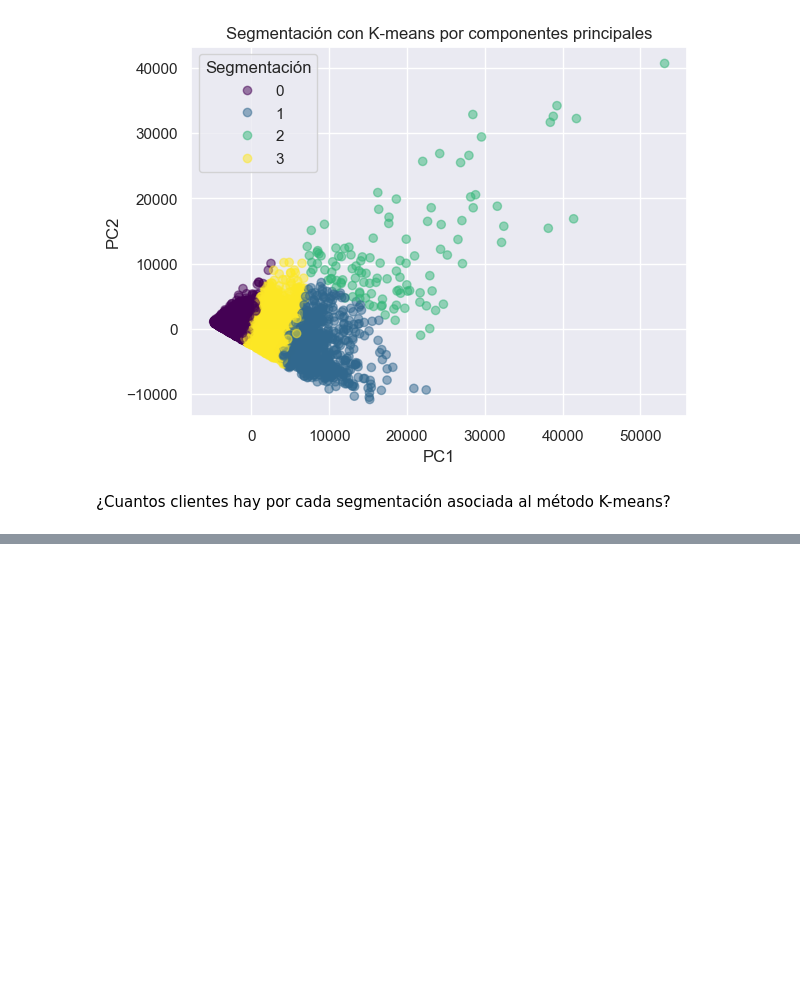
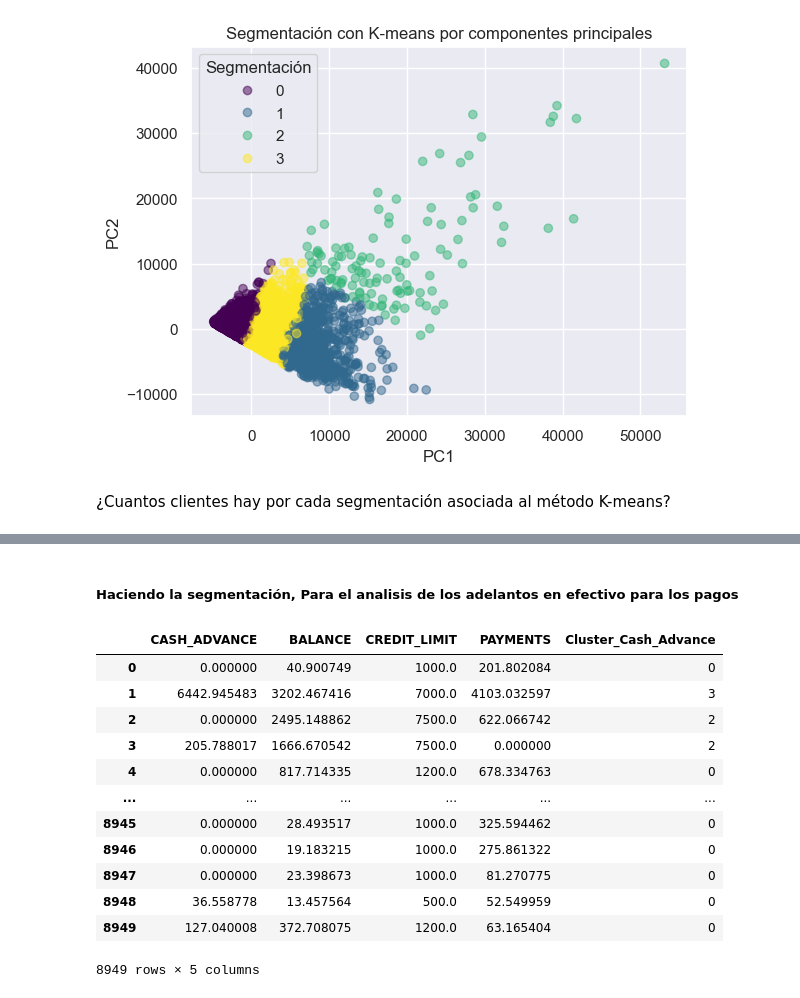
Before and after one commit to andromedalactea/Credit_Cards_Analytics, a Jupyter notebook: Analisis_exploratorio.ipynb, the cells around one changed output, grey strips where cells are left out. Drawn from its saved outputs; the diff is of its cells as text; code cells hidden in the pictures; blank space fills up the shorter version.

```diff
--- a/Analisis_exploratorio.ipynb
+++ b/Analisis_exploratorio.ipynb
@@ -322,3 +320,38 @@ centroids_df
 | 1 | 5047.509911 | 1954.155340 | 11822.727273 | 3666.081663 | 1 | 867 |
 | 2 | 4608.794346 | 10800.515812 | 12637.606838 | 19254.744854 | 2 | 117 |
 | 3 | 1869.633593 | 1304.865992 | 6503.064752 | 2090.227113 | 3 | 2595 |
+# %% [markdown]
+##### Haciendo la segmentación, Para el analisis de los adelantos en efectivo para los pagos
+# %%
+# Selecciona las columnas relevantes para la segmentación
+data = data_credit_cards[['CASH_ADVANCE', 'BALANCE', 'CREDIT_LIMIT', 'PAYMENTS']]
+
+# Crea una instancia del modelo K-means con el número deseado de clusters
+num_clusters = 4
+kmeans = KMeans(n_clusters=num_clusters, random_state=42)
+
+# Ajusta el modelo a los datos
+kmeans.fit(data)
+
+# Obtiene las etiquetas de cluster asignadas a cada muestra
+labels = kmeans.labels_
+
+# Agrega las etiquetas al DataFrame original
+data_credit_cards['Cluster_Cash_Advance'] = labels
+
+# Muestra los resultados
+data_credit_cards[['CASH_ADVANCE', 'BALANCE', 'CREDIT_LIMIT', 'PAYMENTS', 'Cluster_Cash_Advance']]
+# %% [output]
+|  | CASH_ADVANCE | BALANCE | CREDIT_LIMIT | PAYMENTS | Cluster_Cash_Advance |
+| 0 | 0.000000 | 40.900749 | 1000.0 | 201.802084 | 0 |
+| 1 | 6442.945483 | 3202.467416 | 7000.0 | 4103.032597 | 3 |
+| 2 | 0.000000 | 2495.148862 | 7500.0 | 622.066742 | 2 |
+| 3 | 205.788017 | 1666.670542 | 7500.0 | 0.000000 | 2 |
+| 4 | 0.000000 | 817.714335 | 1200.0 | 678.334763 | 0 |
+| ... | ... | ... | ... | ... | ... |
+| 8945 | 0.000000 | 28.493517 | 1000.0 | 325.594462 | 0 |
+| 8946 | 0.000000 | 19.183215 | 1000.0 | 275.861322 | 0 |
+| 8947 | 0.000000 | 23.398673 | 1000.0 | 81.270775 | 0 |
+| 8948 | 36.558778 | 13.457564 | 500.0 | 52.549959 | 0 |
+| 8949 | 127.040008 | 372.708075 | 1200.0 | 63.165404 | 0 |
+8949 rows × 5 columns
```
Also changed, not shown: parts of 8 cells of this notebook, 1 other file.
